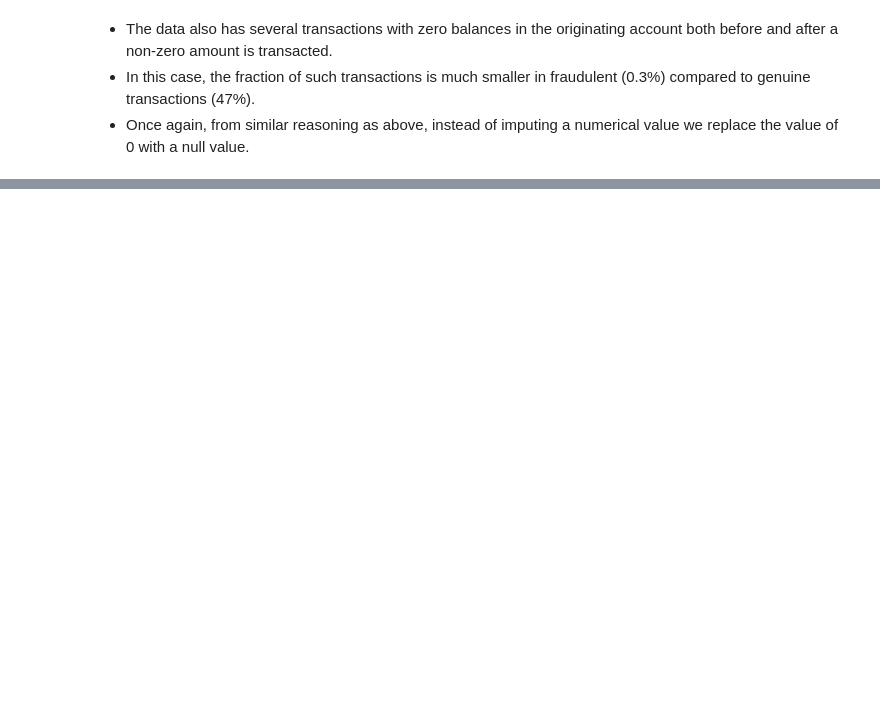
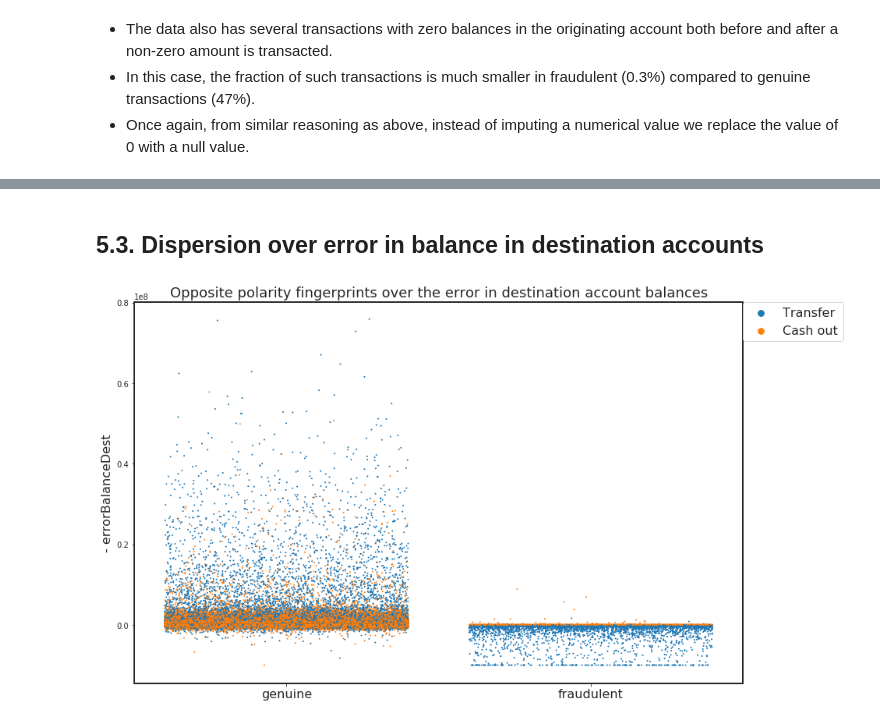
Before and after one commit to bghaendler/Data-Analysis, a Jupyter notebook: Fraud_Detection_with_Synthetic_Financial_Datasets.ipynb, the cells around one changed output, grey strips where cells are left out. Cells and saved outputs as stored; diff of their text form; code cells hidden in the pictures; blank space fills up the shorter version.

```diff
--- a/Fraud_Detection_with_Synthetic_Financial_Datasets.ipynb
+++ b/Fraud_Detection_with_Synthetic_Financial_Datasets.ipynb
@@ -429,0 +461,11 @@ The data also has several transactions with zero balances in the originating acc
+# %% [markdown]
+## 5.3. Dispersion over error in balance in destination accounts
+# %%
+limit = len(X)
+ax = plotStrip(Y[:limit], - X.errorBalanceDest[:limit], X.type[:limit], \
+              figsize = (14, 9))
+ax.set_ylabel('- errorBalanceDest', size = 16)
+ax.set_title('Opposite polarity fingerprints over the error in \
+destination account balances', size = 18);
+# %% [output]
+[figure, added]
```
Also changed, not shown: parts of 32 cells of this notebook.
